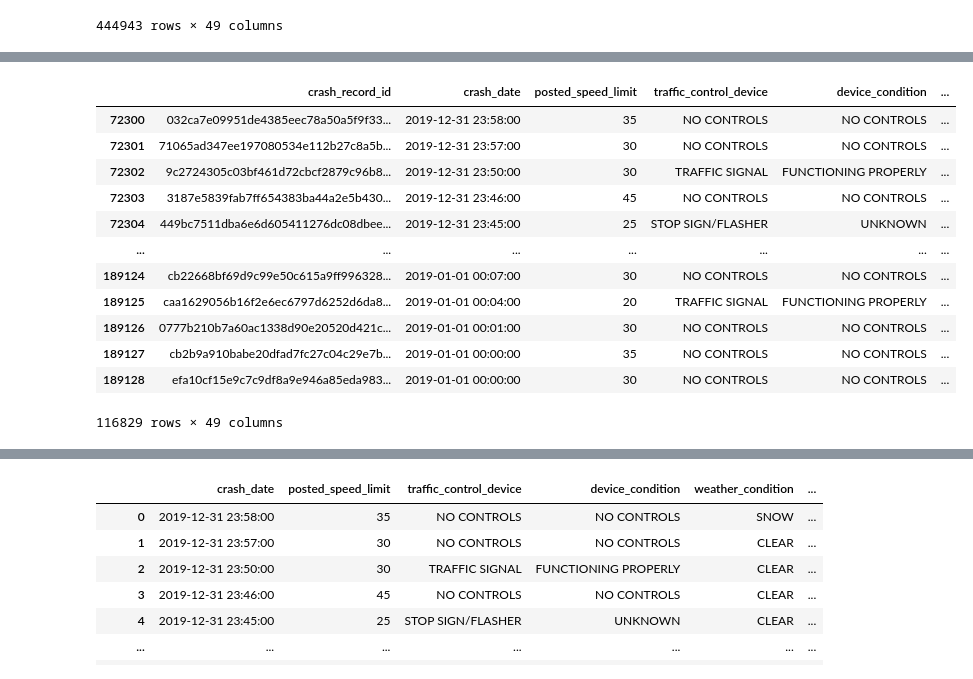
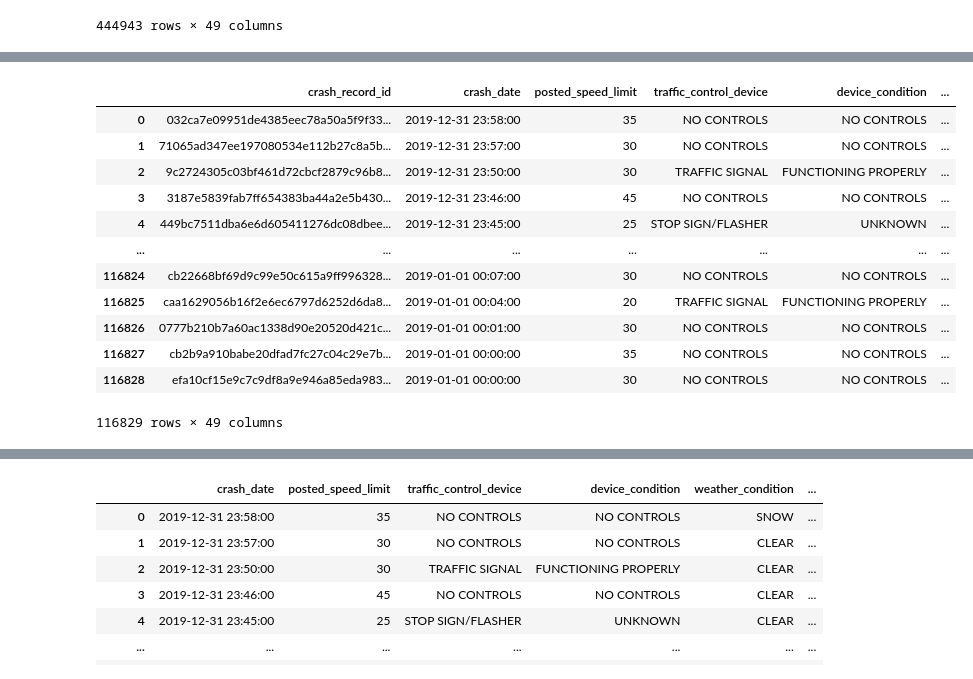
Before and after one commit to PhysicsGlitch/Geomap_Project, a Jupyter notebook: data_exploration_merged.ipynb, the cells around one changed output, grey strips where cells are left out. Cells and saved outputs as stored; diff of their text form; code cells hidden in the pictures.

```diff
--- a/data_exploration_merged.ipynb
+++ b/data_exploration_merged.ipynb
@@ -84,13 +84,3 @@ results_clean
 | 447370 | f62e27317feb174811cf4fefeb9fa1064... | 2014-01-18T18:14:00.000 | 30 | NO CONTROLS | NO CONTROLS | ... |
 | 447371 | a802658be15312809c771559e4f81088c... | 2013-03-03T16:48:00.000 | 30 | TRAFFIC SIGNAL | FUNCTIONING PROPERLY | ... |
 444943 rows × 49 columns
-# %%
-# lat_haszeros = results_clean[results_clean['latitude'] == 0].index
-# results_clean.drop(lat_haszeros, inplace=True)
-# lon_haszeros = results_clean[results_clean['longitude'] == 0].index
-# results_clean.drop(lon_haszeros, inplace=True)
-# results_clean
-results_clean.drop(results_clean.loc[results_clean['latitude']==0].index, inplace=True)
-results_clean.drop(results_clean.loc[results_clean['longitude']==0].index, inplace=True)
-results_clean = results_clean.reset_index(drop=True)
-results_clean
@@ -110,0 +87,9 @@ results_clean
+# %%
+## DROP ZEROS FROM LAT IF PRESENT
+results_drop_latlong_zeros = results_clean[ (results_clean['latitude'] == 0) & (results_clean['longitude'] == '0')].index
+
+# drop these given row
+# indexes from dataFrame
+results_clean.drop(results_drop_latlong_zeros, inplace = True)
+
+results_clean
@@ -112,19 +128,20 @@ results_clean
 results_clean['crash_date'] = pd.to_datetime(results_clean['crash_date'])
 # %%
-results_df2019 = results_clean[results_clean['crash_date'].dt.year == 2019]
+## FILTER OUT A YEAR (2019)
+results_df2019 = results_clean[results_clean['crash_date'].dt.year == 2019].reset_index(drop=True)
 results_df2019
 # %% [output]
 |  | crash_record_id | crash_date | posted_speed_limit | traffic_control_device | device_condition | ... |
-| 72300 | 032ca7e09951de4385eec78a50a5f9f33... | 2019-12-31 23:58:00 | 35 | NO CONTROLS | NO CONTROLS | ... |
-| 72301 | 71065ad347ee197080534e112b27c8a5b... | 2019-12-31 23:57:00 | 30 | NO CONTROLS | NO CONTROLS | ... |
-| 72302 | 9c2724305c03bf461d72cbcf2879c96b8... | 2019-12-31 23:50:00 | 30 | TRAFFIC SIGNAL | FUNCTIONING PROPERLY | ... |
-| 72303 | 3187e5839fab7ff654383ba44a2e5b430... | 2019-12-31 23:46:00 | 45 | NO CONTROLS | NO CONTROLS | ... |
-| 72304 | 449bc7511dba6e6d605411276dc08dbee... | 2019-12-31 23:45:00 | 25 | STOP SIGN/FLASHER | UNKNOWN | ... |
+| 0 | 032ca7e09951de4385eec78a50a5f9f33... | 2019-12-31 23:58:00 | 35 | NO CONTROLS | NO CONTROLS | ... |
+| 1 | 71065ad347ee197080534e112b27c8a5b... | 2019-12-31 23:57:00 | 30 | NO CONTROLS | NO CONTROLS | ... |
+| 2 | 9c2724305c03bf461d72cbcf2879c96b8... | 2019-12-31 23:50:00 | 30 | TRAFFIC SIGNAL | FUNCTIONING PROPERLY | ... |
+| 3 | 3187e5839fab7ff654383ba44a2e5b430... | 2019-12-31 23:46:00 | 45 | NO CONTROLS | NO CONTROLS | ... |
+| 4 | 449bc7511dba6e6d605411276dc08dbee... | 2019-12-31 23:45:00 | 25 | STOP SIGN/FLASHER | UNKNOWN | ... |
 | ... | ... | ... | ... | ... | ... | ... |
-| 189124 | cb22668bf69d9c99e50c615a9ff996328... | 2019-01-01 00:07:00 | 30 | NO CONTROLS | NO CONTROLS | ... |
-| 189125 | caa1629056b16f2e6ec6797d6252d6da8... | 2019-01-01 00:04:00 | 20 | TRAFFIC SIGNAL | FUNCTIONING PROPERLY | ... |
-| 189126 | 0777b210b7a60ac1338d90e20520d421c... | 2019-01-01 00:01:00 | 30 | NO CONTROLS | NO CONTROLS | ... |
-| 189127 | cb2b9a910babe20dfad7fc27c04c29e7b... | 2019-01-01 00:00:00 | 35 | NO CONTROLS | NO CONTROLS | ... |
-| 189128 | efa10cf15e9c7c9df8a9e946a85eda983... | 2019-01-01 00:00:00 | 30 | NO CONTROLS | NO CONTROLS | ... |
+| 116824 | cb22668bf69d9c99e50c615a9ff996328... | 2019-01-01 00:07:00 | 30 | NO CONTROLS | NO CONTROLS | ... |
+| 116825 | caa1629056b16f2e6ec6797d6252d6da8... | 2019-01-01 00:04:00 | 20 | TRAFFIC SIGNAL | FUNCTIONING PROPERLY | ... |
+| 116826 | 0777b210b7a60ac1338d90e20520d421c... | 2019-01-01 00:01:00 | 30 | NO CONTROLS | NO CONTROLS | ... |
+| 116827 | cb2b9a910babe20dfad7fc27c04c29e7b... | 2019-01-01 00:00:00 | 35 | NO CONTROLS | NO CONTROLS | ... |
+| 116828 | efa10cf15e9c7c9df8a9e946a85eda983... | 2019-01-01 00:00:00 | 30 | NO CONTROLS | NO CONTROLS | ... |
 116829 rows × 49 columns
 # %%
```
Also changed, not shown: parts of 15 cells of this notebook, 2 other files.
